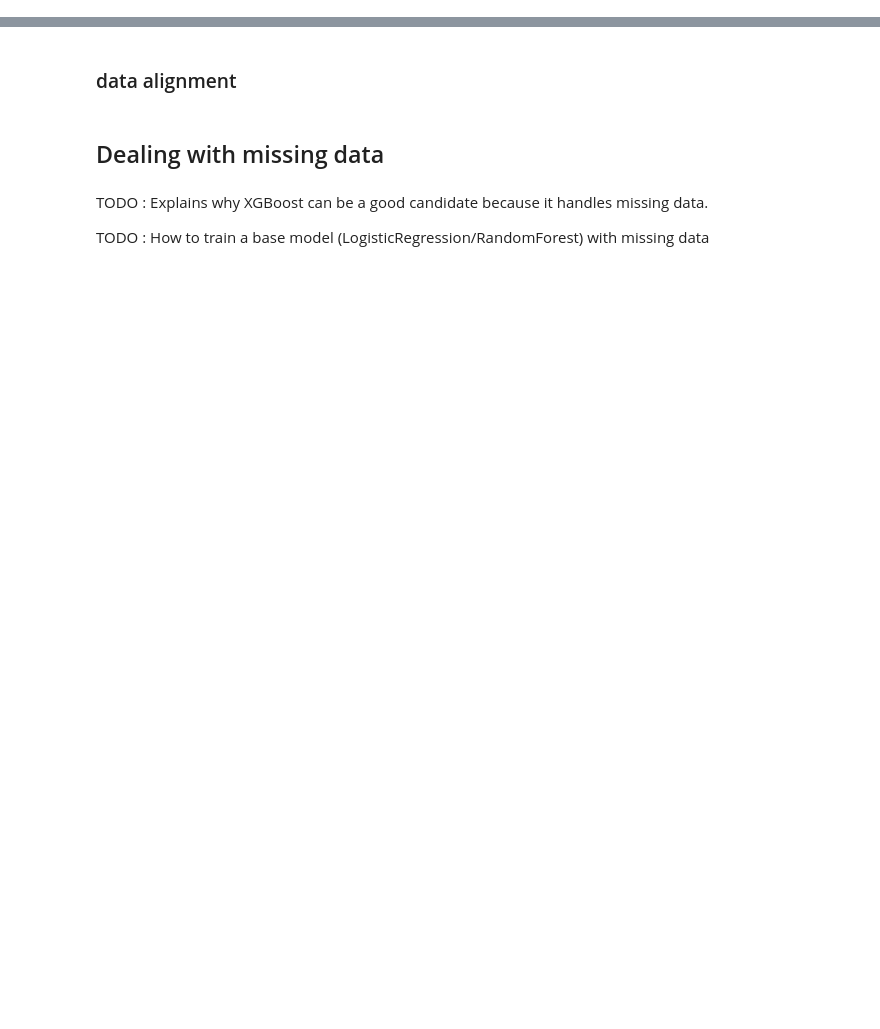
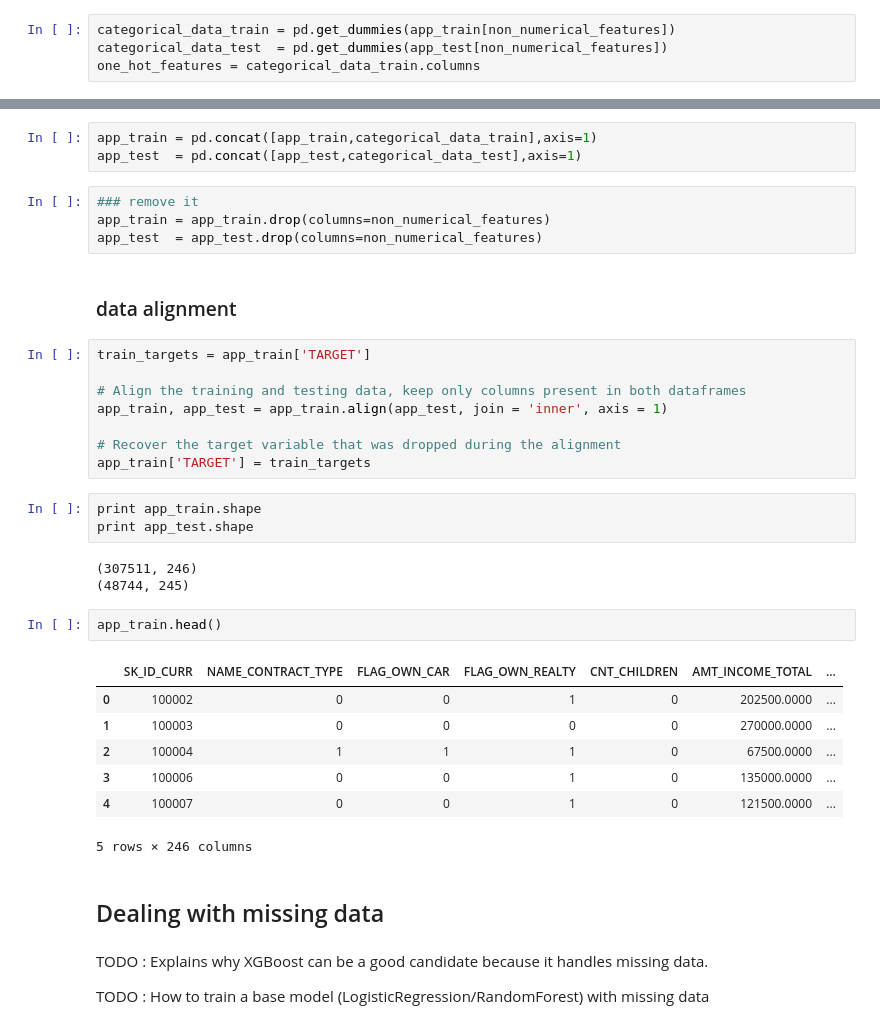
Before and after one commit to bodias/machine-learning, a Jupyter notebook: projects/capstone/home_credit/capstone_report.ipynb, the cells around one changed output, grey strips where cells are left out. Drawn from its saved outputs; the diff is of its cells as text; blank space fills up the shorter version.

```diff
--- a/projects/capstone/home_credit/capstone_report.ipynb
+++ b/projects/capstone/home_credit/capstone_report.ipynb
@@ -342,0 +317,4 @@ categorical_data.head()
+# %%
+categorical_data_train = pd.get_dummies(app_train[non_numerical_features])
+categorical_data_test  = pd.get_dummies(app_test[non_numerical_features])
+one_hot_features = categorical_data_train.columns
@@ -343,5 +323,36 @@ categorical_data.head()
+# %%
+app_train = pd.concat([app_train,categorical_data_train],axis=1)
+app_test  = pd.concat([app_test,categorical_data_test],axis=1)
+# %%
+### remove it
+app_train = app_train.drop(columns=non_numerical_features)
+app_test  = app_test.drop(columns=non_numerical_features)
 # %% [markdown]
 ### data alignment
+# %%
+train_targets = app_train['TARGET']
+
+# Align the training and testing data, keep only columns present in both dataframes
+app_train, app_test = app_train.align(app_test, join = 'inner', axis = 1)
+
+# Recover the target variable that was dropped during the alignment
+app_train['TARGET'] = train_targets
+# %%
+print app_train.shape
+print app_test.shape
+# %% [output]
+(307511, 246)
+(48744, 245)
+# %%
+app_train.head()
+# %% [output]
+|  | SK_ID_CURR | NAME_CONTRACT_TYPE | FLAG_OWN_CAR | FLAG_OWN_REALTY | CNT_CHILDREN | AMT_INCOME_TOTAL | ... |
+| 0 | 100002 | 0 | 0 | 1 | 0 | 202500.0000 | ... |
+| 1 | 100003 | 0 | 0 | 0 | 0 | 270000.0000 | ... |
+| 2 | 100004 | 1 | 1 | 1 | 0 | 67500.0000 | ... |
+| 3 | 100006 | 0 | 0 | 1 | 0 | 135000.0000 | ... |
+| 4 | 100007 | 0 | 0 | 1 | 0 | 121500.0000 | ... |
+5 rows × 246 columns
 # %% [markdown]
 ## Dealing with missing data
 # %% [markdown]
```
Also changed, not shown: parts of 17 cells of this notebook.
